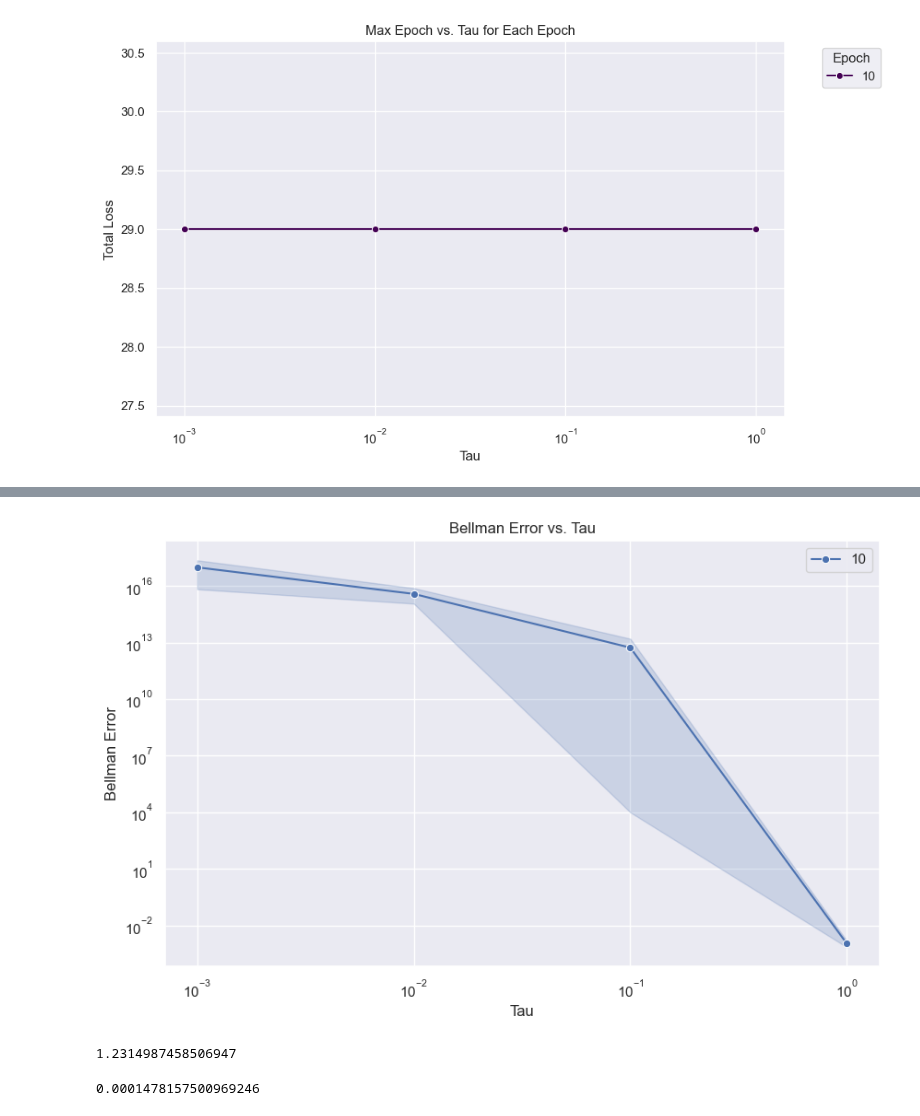
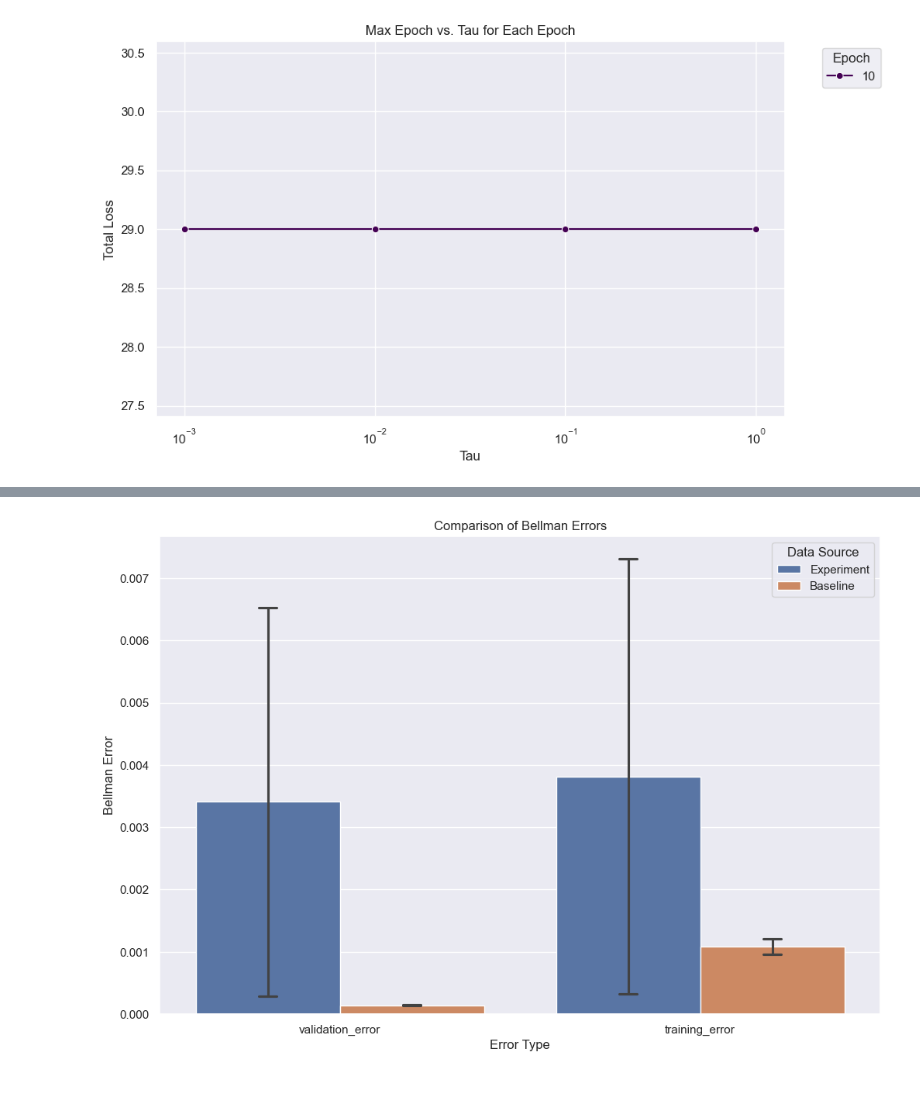
Before and after one commit to mariusdgm/phd-research, a Jupyter notebook: experiments/experiment_distributions/analyze_results.ipynb, the cells around one changed output, grey strips where cells are left out. Drawn from its saved outputs; the diff is of its cells as text; code cells hidden in the pictures; blank space fills up the shorter version.

```diff
--- a/experiments/experiment_distributions/analyze_results.ipynb
+++ b/experiments/experiment_distributions/analyze_results.ipynb
@@ -204,0 +225,6 @@ plt.show()
+# %%
+# baseline_dir = r".\results\2024Apr12-105805_baseline_configs" # adam
+baseline_dir = r".\results\2024Apr13-154845_baseline_configs" # sgd
+
+baseline_errors_df = collect_bellman_errors(baseline_dir)
+baseline_errors_df
@@ -204,0 +303,14 @@ plt.show()
+# %%
+specific_tau = 1  # Set the specific tau value you are interested in
+filtered_df = bellman_errors_df_melted[bellman_errors_df_melted['tau'] == specific_tau]
+
+baseline_melted = pd.melt(baseline_errors_df, id_vars=['run_id', 'tau', 'min_samples'], value_vars=['validation_error', 'training_error'], var_name='error_type', value_name='error_value')
+baseline_melted['source'] = 'Baseline'  # Add a source column to indicate these are from baseline
+# baseline_melted['error_type'] = baseline_melted['error_type'].replace({'validation_error': 'Validation', 'training_error': 'Training'})  # Rename for clarity
+
+# Assuming df1 is your experimental data and already melted
+filtered_df['source'] = 'Experiment'  # Indicate these are experimental data
+
+# Combine the two datasets
+combined_df = pd.concat([filtered_df, baseline_melted], ignore_index=True)
+combined_df
@@ -205,30 +336,13 @@ plt.show()
 # %%
-plt.figure(figsize=(10, 6))
-sns.lineplot(
-    data=bellman_errors_df_filtered,
-    x="tau",
-    y="training_error",
-    hue="min_samples",
-    marker="o",
-    # errorbar=("pi", 100),
-    errorbar="ci"
-    # label="Bellman Error",
-)
-plt.xlabel("Tau")
+plt.figure(figsize=(12, 8))
+sns.barplot(data=combined_df, x='error_type', y='error_value', hue='source', capsize=.1)
+
+# Adding labels and titles
+plt.xlabel("Error Type")
 plt.ylabel("Bellman Error")
-plt.xscale("log")
-plt.yscale("log")
-plt.title("Bellman Error vs. Tau")
-plt.legend()
+plt.title("Comparison of Bellman Errors")
+plt.legend(title="Data Source")
+
 plt.show()
 # %% [output]
-[figure, old version]
+[figure, new version]
-# %%
-high_tau_df = bellman_errors_df_filtered[bellman_errors_df_filtered["tau"] == 1]
-high_tau_df["bellman_error"].mean()
-# %% [output]
-1.2314987458506947
-# %%
-bellman_errors_df_filtered["bellman_error"].min()
-# %% [output]
-0.0001478157500969246
```
Also changed, not shown: parts of 11 cells of this notebook, 1 other file.
